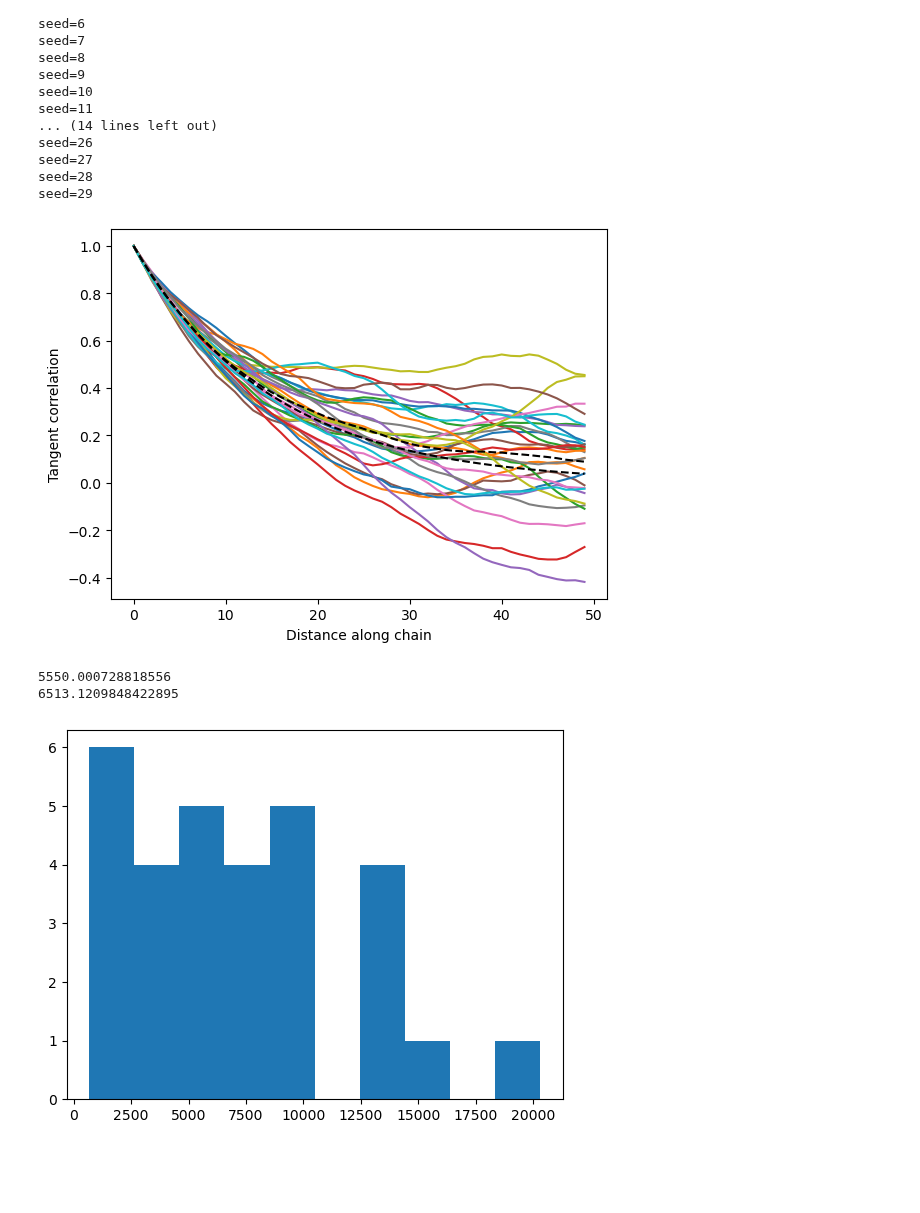
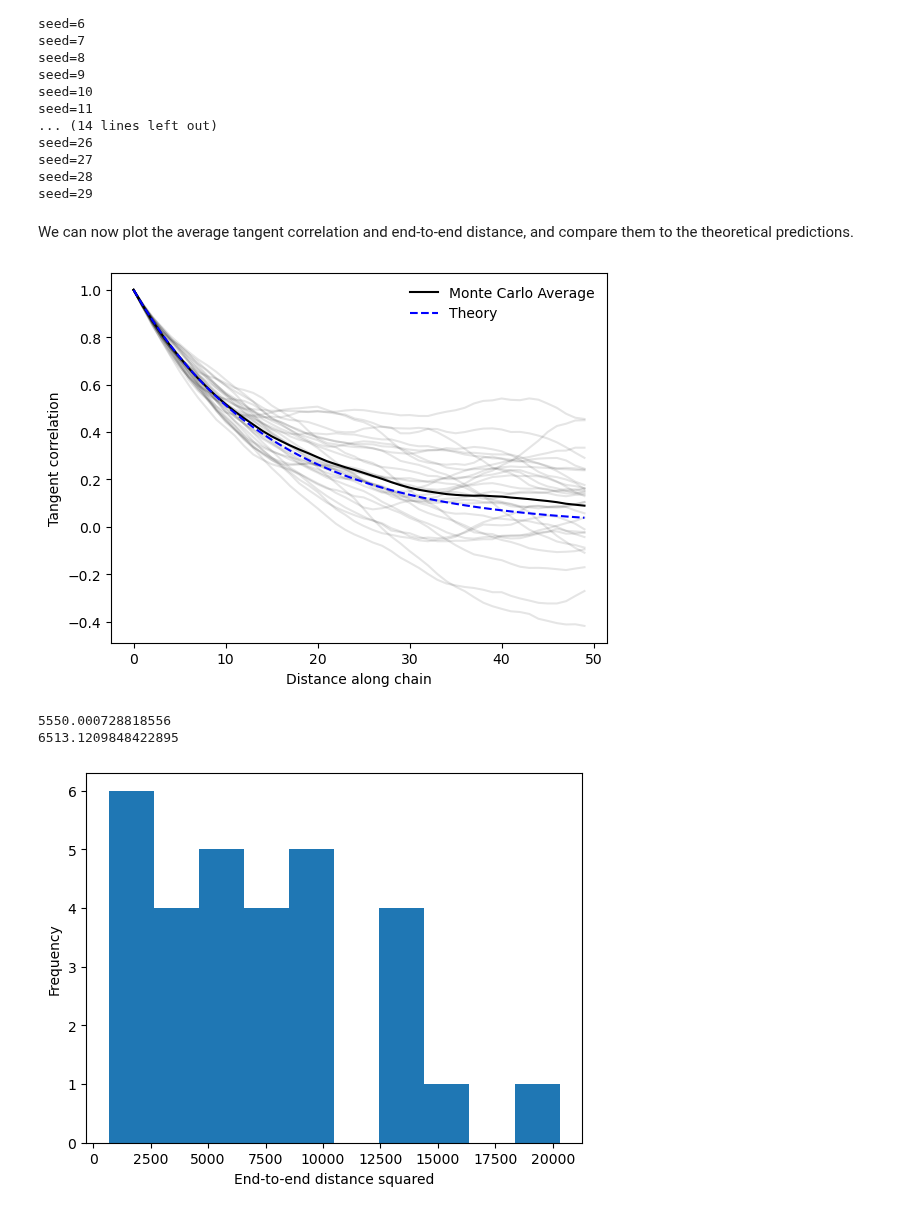
Before and after one commit to williamgilpin/cphy, a Jupyter notebook: hw/wormlike_chain.ipynb, the cells around one changed output. Saved outputs shown, nothing was run; the diff lists cells and outputs as text; code cells hidden in the pictures; blank space fills up the shorter version.

```diff
--- a/hw/wormlike_chain.ipynb
+++ b/hw/wormlike_chain.ipynb
@@ -366,26 +398,32 @@ seed=26
 seed=27
 seed=28
 seed=29
+# %% [markdown]
+We can now plot the average tangent correlation and end-to-end distance, and compare them to the theoretical predictions.
 # %%
 ## Plot the tangent correlation
-plt.plot(np.array(all_tcorr).T)
+plt.plot(np.array(all_tcorr).T, color="black", alpha=0.1)
 scale = mc.tangent_correlation()[0]
-plt.plot(np.mean(np.array(all_tcorr), axis=0), color="black", linestyle="--")
-plt.plot(np.exp(-scale  / (mc.kappa * mc.b) / 0.5), color="black", linestyle="--")
+plt.plot(np.mean(np.array(all_tcorr), axis=0), color="black", label="Monte Carlo Average")
+plt.plot(np.exp(-scale  / (mc.kappa * mc.b) / 0.5), color="blue", linestyle="--", label="Theory")
 plt.xlabel("Distance along chain")
 plt.ylabel("Tangent correlation")
+plt.legend(frameon=False)
 plt.show()
 
 
 # Predicted end-to-end distance
 lp = mc.lp * 0.5
 L = mc.N * mc.b
 R2_theory = 2 * lp * L * (1 - (lp / L) * (1 - np.exp(-L / lp)))
 print(R2_theory)
 print(np.median(np.array(all_r2)))
 plt.hist(np.array(all_r2));
+plt.xlabel("End-to-end distance squared")
+plt.ylabel("Frequency")
+plt.show()
 # %% [output]
-[figure, old version]
+[figure, new version]
 5550.000728818556
 6513.1209848422895
-[figure, old version]
+[figure, new version]
```
Also changed, not shown: parts of 17 cells of this notebook, 1 other file.
